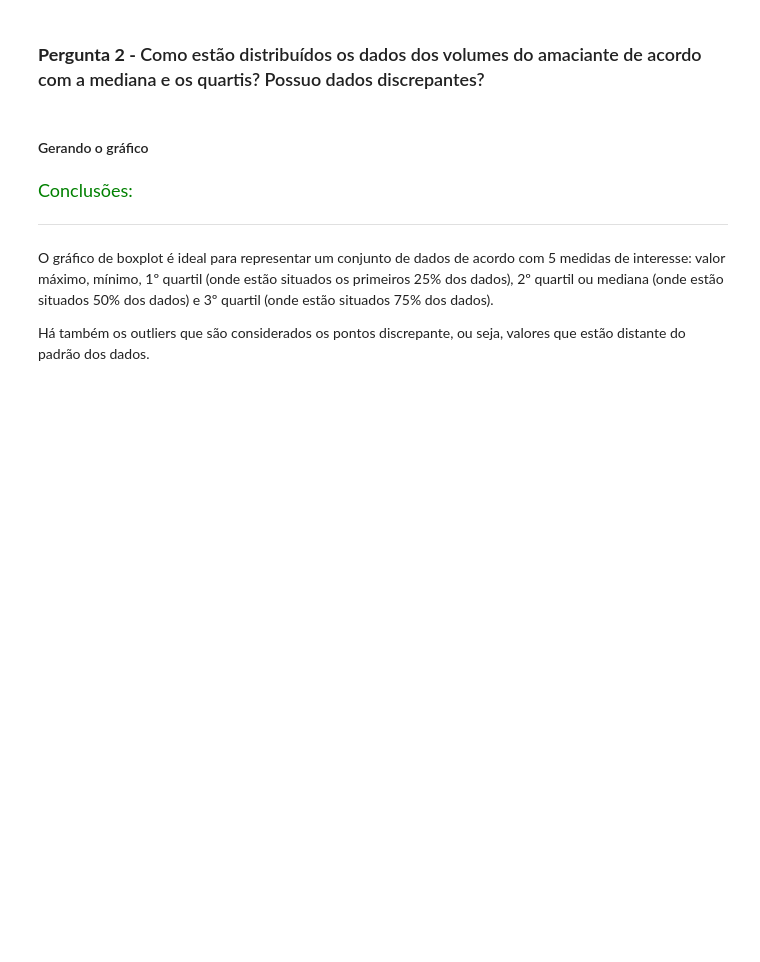
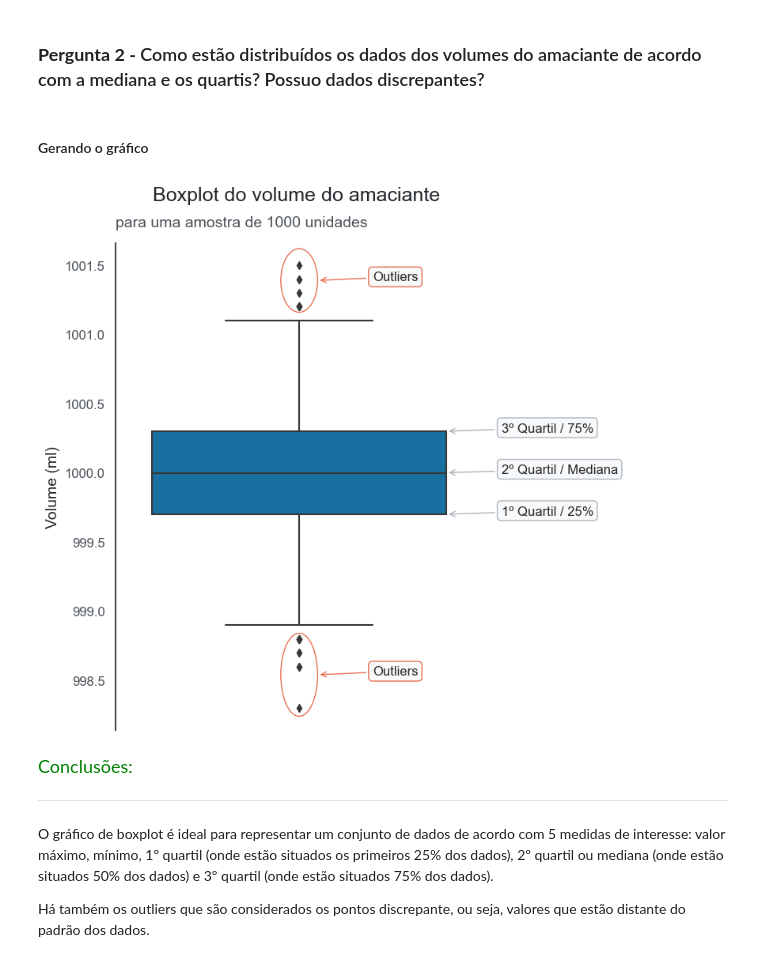
Before and after one commit to ledsouza/dataviz_vendas_lojas, a Jupyter notebook: Dataviz_ Gráficos.ipynb, the cells around one changed output. Saved outputs shown, nothing was run; the diff lists cells and outputs as text; code cells hidden in the pictures; blank space fills up the shorter version.

```diff
--- a/Dataviz_ Gráficos.ipynb
+++ b/Dataviz_ Gráficos.ipynb
@@ -1372,60 +1371,62 @@ Neste exemplo, podemos verificar uma distribuição normal, com uma leve assimet
 # %%
 ## Configurando o gráfico com parâmetros que potencializam a visualização dos dados
 
 # Importando as bibliotecas
 import matplotlib.pyplot as plt
 from matplotlib.patches import Ellipse
 import seaborn as sns
 
 # Área do gráfico e tema da visualização
 fig, ax = plt.subplots(figsize=(6,8))
 sns.set_theme(style="white")
 
 # Gerando o boxplot
-...
+ax = sns.boxplot(data = vol_amaciante, y = "Volume", orient = "v", color = AZUL2)
 
-# ## Personalizando o gráfico
-# plt.suptitle('Boxplot do volume do amaciante', size=18, color=CINZA1, ha = 'right', x = 0.81, y = 0.97)
-# plt.title('para uma amostra de 1000 unidades', fontsize=14, color=CINZA2, pad = 15, loc = "left")
-# ax.set_xlabel('')
-# ax.set_ylabel('Volume (ml)', fontsize = 14)
-# ax.yaxis.set_tick_params(labelsize=12, labelcolor = CINZA2)
-# sns.despine(bottom=True)
+## Personalizando o gráfico
+plt.suptitle('Boxplot do volume do amaciante', size=18, color=CINZA1, ha = 'right', x = 0.81, y = 0.97)
+plt.title('para uma amostra de 1000 unidades', fontsize=14, color=CINZA2, pad = 15, loc = "left")
+ax.set_xlabel('')
+ax.set_ylabel('Volume (ml)', fontsize = 14)
+ax.yaxis.set_tick_params(labelsize=12, labelcolor = CINZA2)
+sns.despine(bottom=True)
 
-# # Gerando outros elementos visuais (elipses dos outliers)
-# y_min, y_max = ax.get_ybound()
-# outlier_sup = Ellipse((0, y_max - 0.27), width = 0.1, height = 0.46, color=VERMELHO1, fill=False)
-# outlier_inf = Ellipse((0, y_min + 0.4), width = 0.1, height = 0.6, color=VERMELHO1, fill=False)
-# ax.add_patch(outlier_sup)
-# ax.add_patch(outlier_inf)
+# Gerando outros elementos visuais (elipses dos outliers)
+y_min, y_max = ax.get_ybound()
+outlier_sup = Ellipse((0, y_max - 0.27), width = 0.1, height = 0.46, color=VERMELHO1, fill=False)
+outlier_inf = Ellipse((0, y_min + 0.4), width = 0.1, height = 0.6, color=VERMELHO1, fill=False)
+ax.add_patch(outlier_sup)
+ax.add_patch(outlier_inf)
 
-# # Adicionando a explicação dos elementos de um boxplot
-# ax.annotate("Outliers", xy=(0 + 0.05, y_max - 0.27), xycoords='data',    # coordenadas do ponto desejado
-#             bbox=dict(boxstyle="round", fc=CINZA5, ec=VERMELHO1),         # caixa de texto
-#             xytext=(50, 0), textcoords='offset points',                   # posição do texto
-#             arrowprops=dict(arrowstyle="->", color=VERMELHO1))            # propriedades da seta
+# Adicionando a explicação dos elementos de um boxplot
+ax.annotate("Outliers", xy=(0 + 0.05, y_max - 0.27), xycoords='data',    # coordenadas do ponto desejado
+            bbox=dict(boxstyle="round", fc=CINZA5, ec=VERMELHO1),         # caixa de texto
+            xytext=(50, 0), textcoords='offset points',                   # posição do texto
+            arrowprops=dict(arrowstyle="->", color=VERMELHO1))            # propriedades da seta
 
-# ax.annotate("Outliers", xy=(0 + 0.05, y_min + 0.4), xycoords='data',
-#             bbox=dict(boxstyle="round", fc=CINZA5, ec=VERMELHO1),
-#             xytext=(50, 0), textcoords='offset points',
-#             arrowprops=dict(arrowstyle="->", color=VERMELHO1))
+ax.annotate("Outliers", xy=(0 + 0.05, y_min + 0.4), xycoords='data',
+            bbox=dict(boxstyle="round", fc=CINZA5, ec=VERMELHO1),
+            xytext=(50, 0), textcoords='offset points',
+            arrowprops=dict(arrowstyle="->", color=VERMELHO1))
 
-# ax.annotate("1º Quartil / 25%", xy=(0.4, vol_amaciante.quantile(.25)), xycoords='data',
-#             bbox=dict(boxstyle="round", fc=CINZA5, ec=CINZA3),
-#             xytext=(50, 0), textcoords='offset points',
-#             arrowprops=dict(arrowstyle="->", color=CINZA3))
+ax.annotate("1º Quartil / 25%", xy=(0.4, vol_amaciante.quantile(.25)), xycoords='data',
+            bbox=dict(boxstyle="round", fc=CINZA5, ec=CINZA3),
+            xytext=(50, 0), textcoords='offset points',
+            arrowprops=dict(arrowstyle="->", color=CINZA3))
 
-# ax.annotate("2º Quartil / Mediana", xy=(0.4, vol_amaciante.median()), xycoords='data',
-#             bbox=dict(boxstyle="round", fc=CINZA5, ec=CINZA3),
-#             xytext=(50, 0), textcoords='offset points',
-#             arrowprops=dict(arrowstyle="->", color=CINZA3))
+ax.annotate("2º Quartil / Mediana", xy=(0.4, vol_amaciante.median()), xycoords='data',
+            bbox=dict(boxstyle="round", fc=CINZA5, ec=CINZA3),
+            xytext=(50, 0), textcoords='offset points',
+            arrowprops=dict(arrowstyle="->", color=CINZA3))
 
-# ax.annotate("3º Quartil / 75%", xy=(0.4, vol_amaciante.quantile(.75)), xycoords='data',
-#             bbox=dict(boxstyle="round", fc=CINZA5, ec=CINZA3),
-#             xytext=(50, 0), textcoords='offset points',
-#             arrowprops=dict(arrowstyle="->", color=CINZA3))
+ax.annotate("3º Quartil / 75%", xy=(0.4, vol_amaciante.quantile(.75)), xycoords='data',
+            bbox=dict(boxstyle="round", fc=CINZA5, ec=CINZA3),
+            xytext=(50, 0), textcoords='offset points',
+            arrowprops=dict(arrowstyle="->", color=CINZA3))
 
 plt.show()
+# %% [output]
+[figure, added]
 # %% [markdown]
 <font color=green size=4> Conclusões: </font>
 
```
Also changed, not shown: parts of 2 cells of this notebook, 2 other files.
